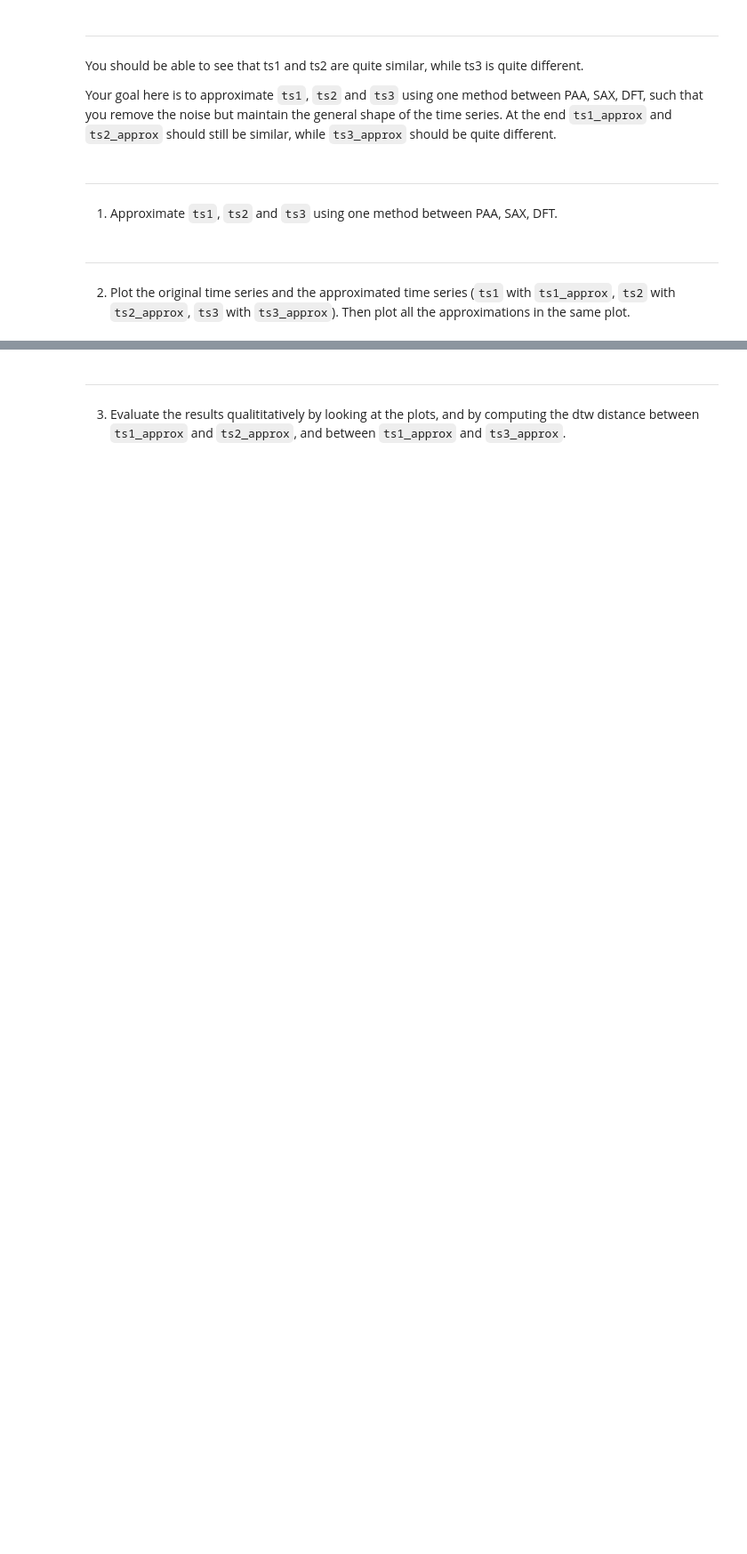
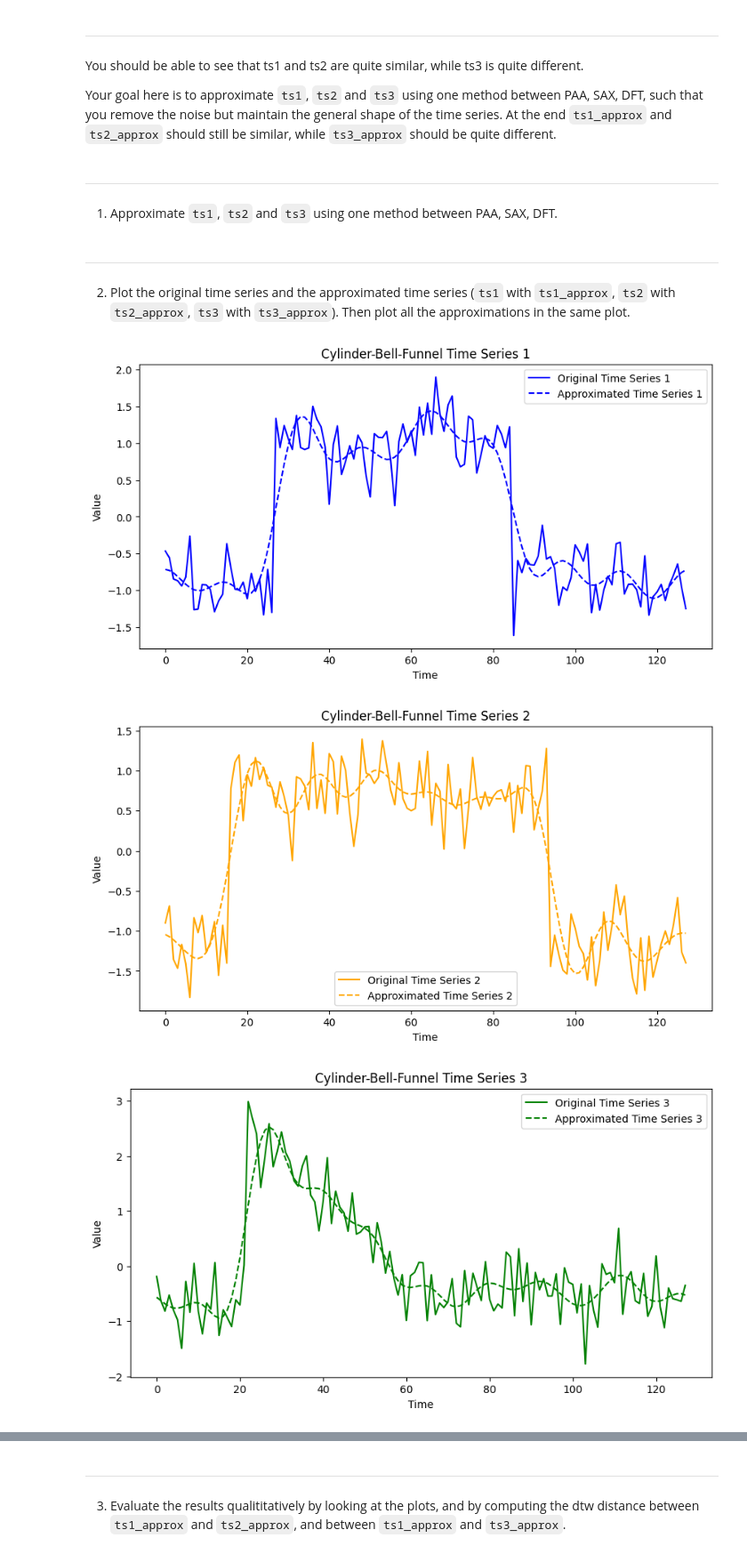
Before and after one commit to icezimmer/pmts, a Jupyter notebook: notebooks/02_Distances_and_Approximations_exercise.ipynb, the cells around one changed output, grey strips where cells are left out. Shown at 89% size. Cells and saved outputs as stored; diff of their text form; code cells hidden in the pictures; blank space fills up the shorter version.

```diff
--- a/notebooks/02_Distances_and_Approximations_exercise.ipynb
+++ b/notebooks/02_Distances_and_Approximations_exercise.ipynb
@@ -75,7 +144,56 @@ Your goal here is to approximate `ts1`, `ts2` and `ts3` using one method between
 ---
 
 1. Approximate `ts1`, `ts2` and `ts3` using one method between PAA, SAX, DFT.
+# %%
+# Standardize the time series ts1, ts2, ts3
+scaler = StandardScaler()
+ts1 = scaler.fit_transform(ts1.reshape(-1, 1)).flatten()
+ts2 = scaler.fit_transform(ts2.reshape(-1, 1)).flatten()
+ts3 = scaler.fit_transform(ts3.reshape(-1, 1)).flatten()
+# %%
+n_coefs = 20
+dft = DiscreteFourierTransform(n_coefs=n_coefs)
+
+coefs1 = dft.fit_transform(ts1.reshape(1, -1))
+coefs2 = dft.fit_transform(ts2.reshape(1, -1))
+coefs3 = dft.fit_transform(ts3.reshape(1, -1))
+
+ts1_approx = dft_inverse_trasform(coefs1, n_coefs, len(ts1))
+ts2_approx = dft_inverse_trasform(coefs2, n_coefs, len(ts2))
+ts3_approx = dft_inverse_trasform(coefs3, n_coefs, len(ts3))
 # %% [markdown]
 ---
 
 2. Plot the original time series and the approximated time series (`ts1` with `ts1_approx`, `ts2` with `ts2_approx`, `ts3` with `ts3_approx`). Then plot all the approximations in the same plot.
+# %%
+# plot the original and approximated time series
+plt.figure(figsize=(10, 5))
+plt.plot(ts1, label='Original Time Series 1', color='blue')
+plt.plot(ts1_approx.ravel(), label='Approximated Time Series 1', color='blue', linestyle='--')
+plt.title('Cylinder-Bell-Funnel Time Series 1')
+plt.xlabel('Time')
+plt.ylabel('Value')
+plt.legend()
+plt.show()
+
+plt.figure(figsize=(10, 5))
+plt.plot(ts2, label='Original Time Series 2', color='orange')
+plt.plot(ts2_approx.ravel(), label='Approximated Time Series 2', color='orange', linestyle='--')
+plt.title('Cylinder-Bell-Funnel Time Series 2')
+plt.xlabel('Time')
+plt.ylabel('Value')
+plt.legend()
+plt.show()
+
+plt.figure(figsize=(10, 5))
+plt.plot(ts3, label='Original Time Series 3', color='green')
+plt.plot(ts3_approx.ravel(), label='Approximated Time Series 3', color='green', linestyle='--')
+plt.title('Cylinder-Bell-Funnel Time Series 3')
+plt.xlabel('Time')
+plt.ylabel('Value')
+plt.legend()
+plt.show()
+# %% [output]
+[figure, added]
+[figure, added]
+[figure, added]
```
Also changed, not shown: parts of 17 cells of this notebook, 1 other file.
